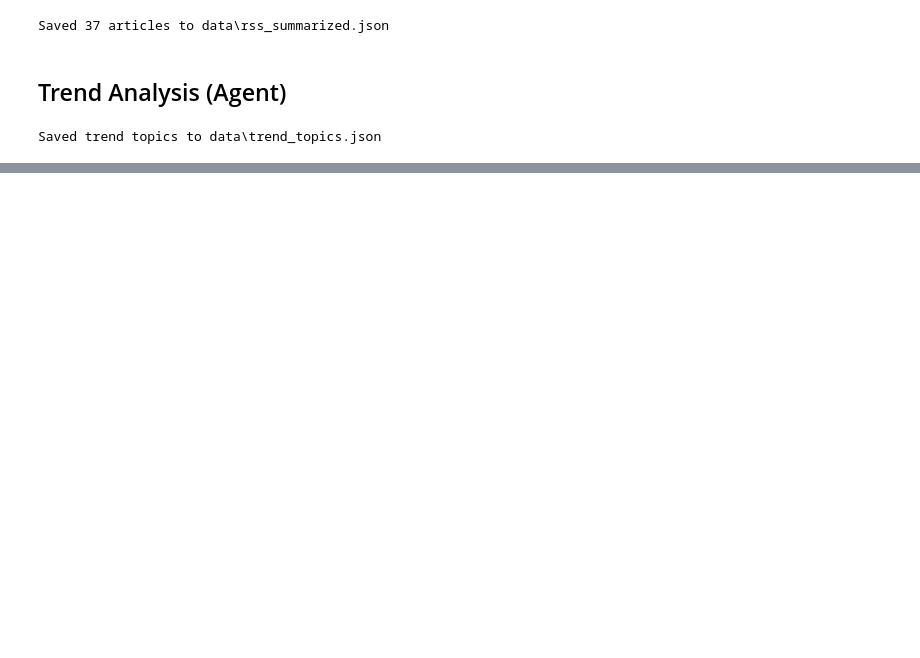
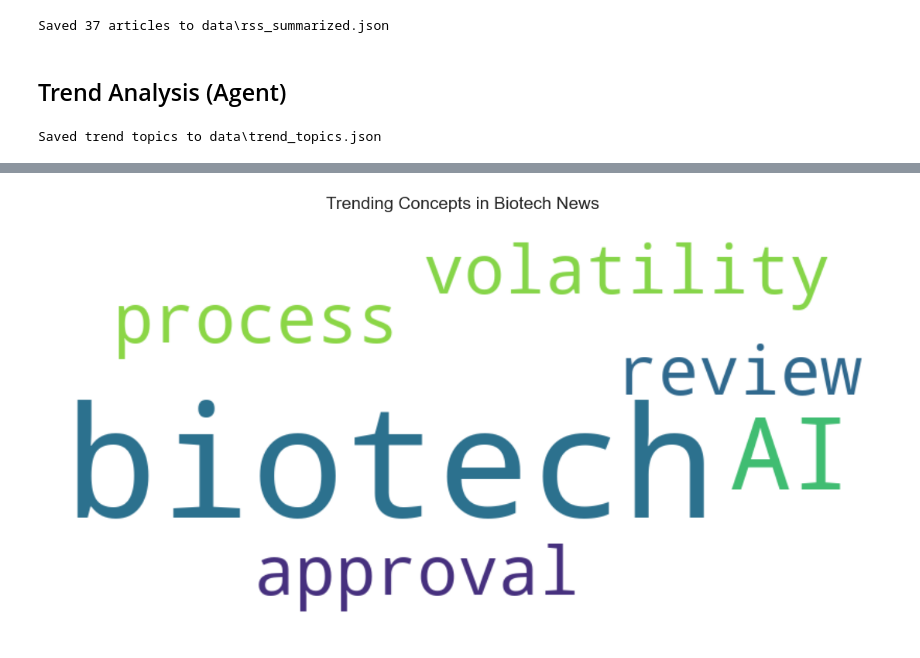
Before and after one commit to jeelfaldu7/bio_project, a Jupyter notebook: notebook.ipynb, the cells around one changed output, grey strips where cells are left out. Cells and saved outputs as stored; diff of their text form; code cells hidden in the pictures; blank space fills up the shorter version.

```diff
--- a/notebook.ipynb
+++ b/notebook.ipynb
@@ -473,0 +524,15 @@ display(trend_data[:3])  # show first 3 entries
+# %%
+from wordcloud import WordCloud
+
+all_concepts = [concept for topics in df['topics'] for concept in topics['concepts']]
+concept_text = " ".join(all_concepts)
+
+wc = WordCloud(width=800, height=400, background_color="white").generate(concept_text)
+
+plt.figure(figsize=(15,7))
+plt.imshow(wc, interpolation="bilinear")
+plt.axis("off")
+plt.title("Trending Concepts in Biotech News", fontsize=16)
+plt.show()
+# %% [output]
+[figure, added]
```
Also changed, not shown: parts of 8 cells of this notebook, 2 other files.
